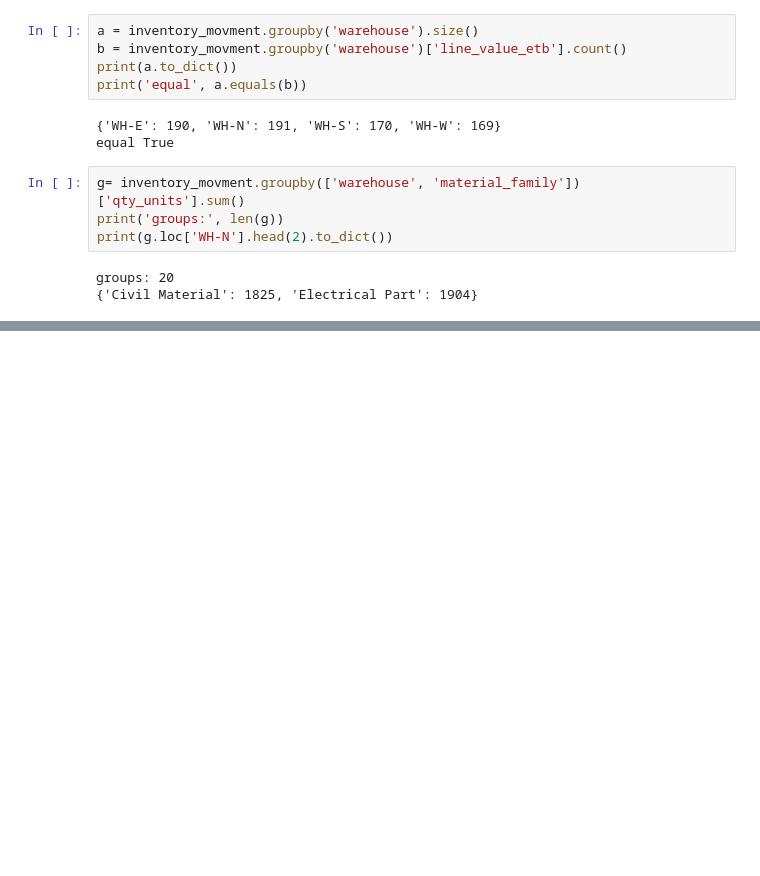
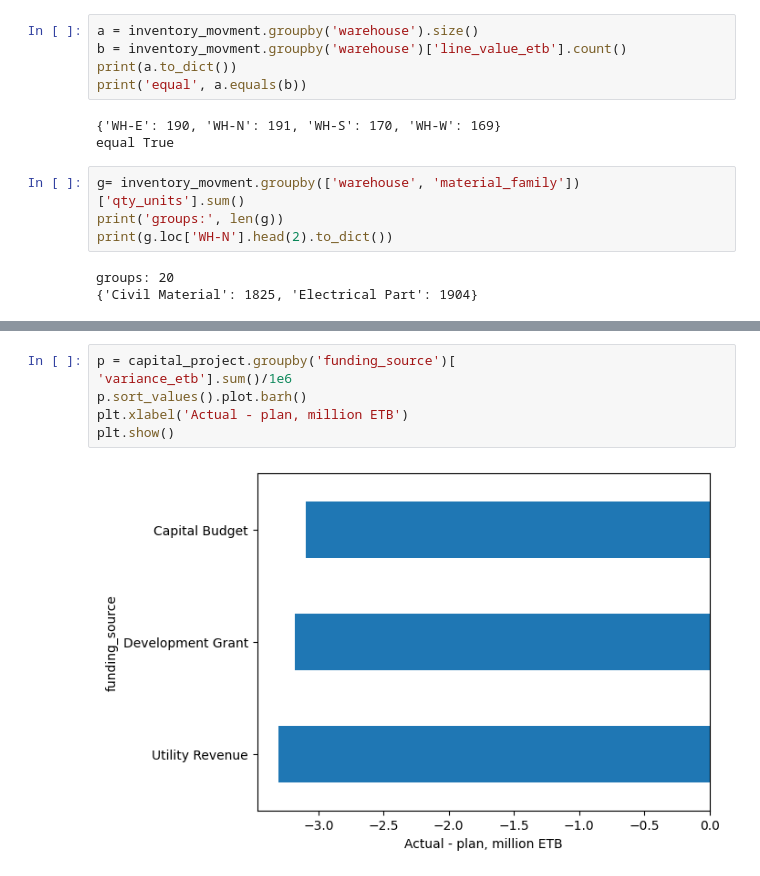
Before and after one commit to dagmawi77/python_aau_training, a Jupyter notebook: pandas_final.ipynb, the cells around one changed output, grey strips where cells are left out. Cells and saved outputs as stored; diff of their text form; blank space fills up the shorter version.

```diff
--- a/pandas_final.ipynb
+++ b/pandas_final.ipynb
@@ -85,0 +562,8 @@ groups: 20
+# %%
+p = capital_project.groupby('funding_source')[
+'variance_etb'].sum()/1e6
+p.sort_values().plot.barh()
+plt.xlabel('Actual - plan, million ETB')
+plt.show()
+# %% [output]
+[figure, added]
```
Also changed, not shown: parts of 34 cells of this notebook, 1 other file.
